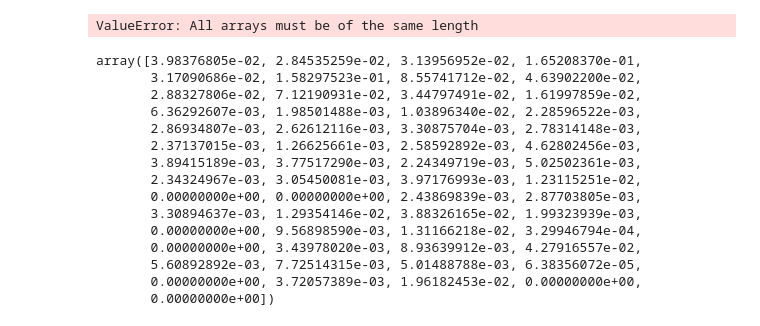
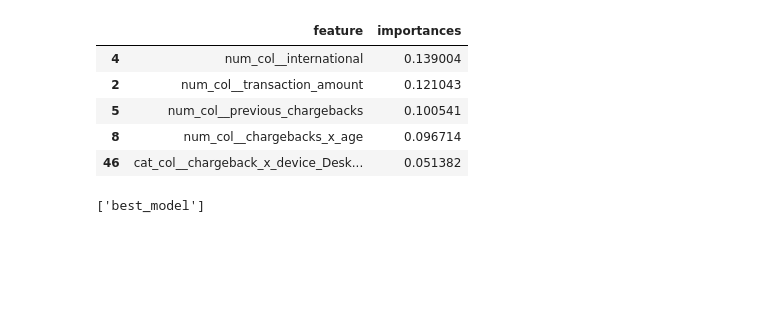
Before and after one commit to JudeMirac/Fraud-Model-Project, a Jupyter notebook: Notebooks/Modeling(Fraud).ipynb, the cells around one changed output. Drawn from its saved outputs; the diff is of its cells as text; code cells hidden in the pictures; blank space fills up the shorter version.

```diff
--- a/Notebooks/Modeling(Fraud).ipynb
+++ b/Notebooks/Modeling(Fraud).ipynb
@@ -70,9 +71,7 @@ prep = ColumnTransformer(transformers = [
 X_train, X_test, y_train, y_test = train_test_split(X, y, test_size= 0.30,
                                                     stratify= y, random_state= 42)
 # %%
-pipe = Pipeline(steps= [
-    ('preprocesser', prep),
-    ('classifier', LogisticRegression(class_weight = 'balanced',
-                                      max_iter = 500))])
+
+# fit interaction features into pipeline
+from Feature_eng import add_interactions
+fe_prep = FunctionTransformer(add_interactions, validate=False)
-# %%
-pipe.fit(X_train, y_train)
@@ -147,6 +79,7 @@ weighted avg       0.91      0.14      0.13      1500
 from sklearn.ensemble import RandomForestClassifier
 
 rf = Pipeline(steps= [
+                ('fe', fe_prep),
                 ('prep', prep),
                 ('model', RandomForestClassifier(
                     n_estimators= 300, # how many trees model will build
@@ -358,31 +291,27 @@ roc auc 0.7194447925391937
 # %%
 # Feature importance
 
-rf_final = best_estimator.named_steps['model'] # grab feature names from preprocessing
+feature_names = best_estimator.named_steps['prep'].get_feature_names_out() # Pull feature names from after preprocessing
+importances = best_estimator.named_steps['model'].feature_importances_ # display the most important features model used to determine predicitions with
 
-importances = rf_final.feature_importances_ # return frature importance
-feature_names = best_estimator.feature_names_in_ # Deploy features
-fI = pd.DataFrame({
+fi = pd.DataFrame({
     'feature': feature_names,
-    'importance': importances
-}).sort_values(ascending=False)
+    'importances': importances
+}).sort_values('importances', ascending = False)
-# %% [output]
-ValueError: All arrays must be of the same length
 # %%
-# We are having issues with aligining the arrays. Please re work on feature importances
+# View top 5 most important features
+
+fi.head()
 # %% [output]
-array([3.98376805e-02, 2.84535259e-02, 3.13956952e-02, 1.65208370e-01,
-       3.17090686e-02, 1.58297523e-01, 8.55741712e-02, 4.63902200e-02,
-       2.88327806e-02, 7.12190931e-02, 3.44797491e-02, 1.61997859e-02,
-       6.36292607e-03, 1.98501488e-03, 1.03896340e-02, 2.28596522e-03,
-       2.86934807e-03, 2.62612116e-03, 3.30875704e-03, 2.78314148e-03,
-       2.37137015e-03, 1.26625661e-03, 2.58592892e-03, 4.62802456e-03,
-       3.89415189e-03, 3.77517290e-03, 2.24349719e-03, 5.02502361e-03,
-       2.34324967e-03, 3.05450081e-03, 3.97176993e-03, 1.23115251e-02,
-       0.00000000e+00, 0.00000000e+00, 2.43869839e-03, 2.87703805e-03,
-       3.30894637e-03, 1.29354146e-02, 3.88326165e-02, 1.99323939e-03,
-       0.00000000e+00, 9.56898590e-03, 1.31166218e-02, 3.29946794e-04,
-       0.00000000e+00, 3.43978020e-03, 8.93639912e-03, 4.27916557e-02,
-       5.60892892e-03, 7.72514315e-03, 5.01488788e-03, 6.38356072e-05,
-       0.00000000e+00, 3.72057389e-03, 1.96182453e-02, 0.00000000e+00,
-       0.00000000e+00])
+|  | feature | importances |
+| 4 | num_col__international | 0.139004 |
+| 2 | num_col__transaction_amount | 0.121043 |
+| 5 | num_col__previous_chargebacks | 0.100541 |
+| 8 | num_col__chargebacks_x_age | 0.096714 |
+| 46 | cat_col__chargeback_x_device_Desk... | 0.051382 |
+# %%
+import joblib
+
+joblib.dump(best_estimator, 'best_model')
+# %% [output]
+['best_model']
```
Also changed, not shown: parts of 15 cells of this notebook, 2 other files.
